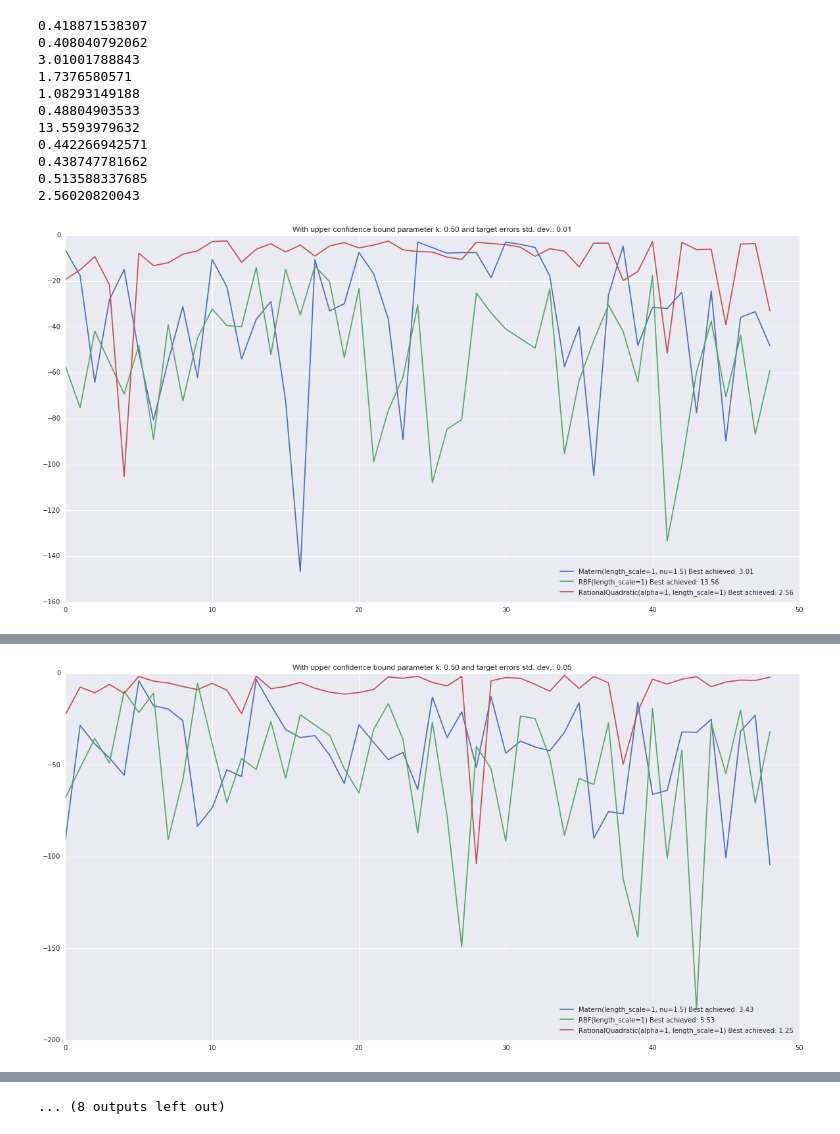
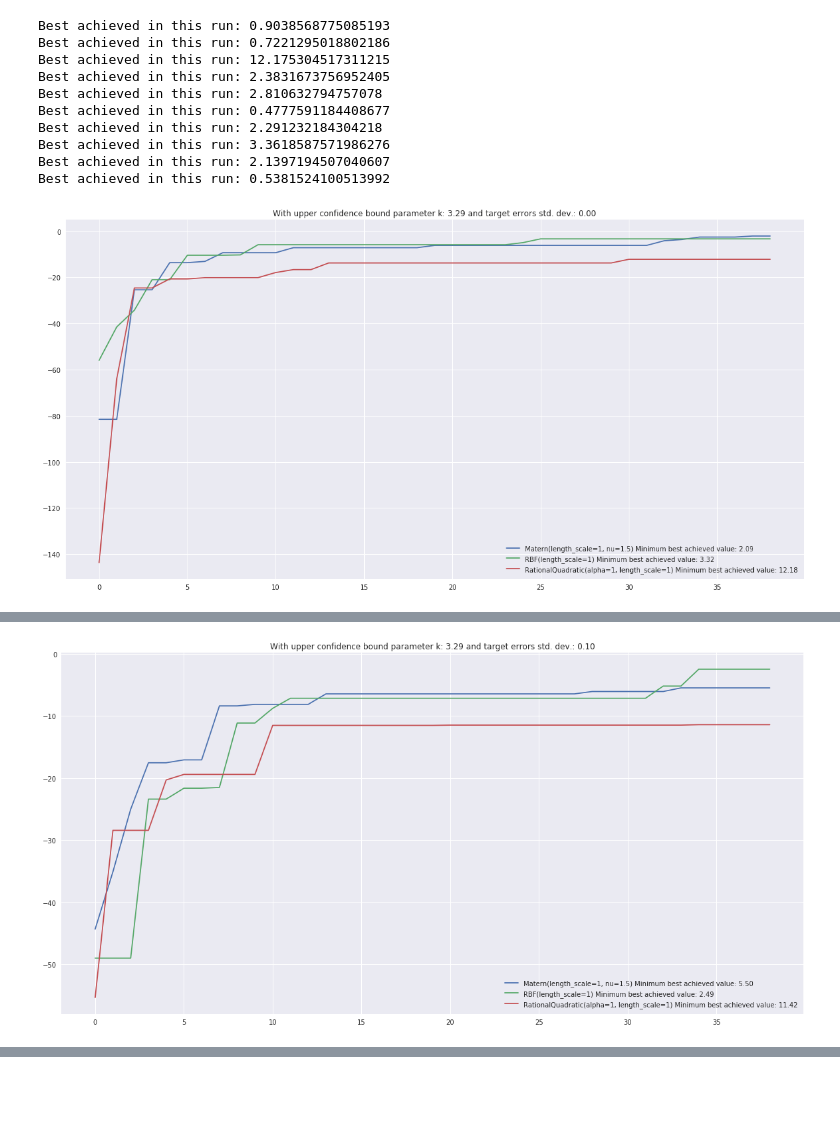
Before and after one commit to Westermann/bayes_opt, a Jupyter notebook: BayesianOptimizer.ipynb, the cells around one changed output, grey strips where cells are left out. Drawn from its saved outputs; the diff is of its cells as text; code cells hidden in the pictures; blank space fills up the shorter version.

Commit message:
Track minimum best achieved

```diff
--- a/BayesianOptimizer.ipynb
+++ b/BayesianOptimizer.ipynb
@@ -34,37 +151,34 @@ brannin_hoo(np.array([9.424,2.475]), e_std=0.1)
 # %%
-for k in [.5, 1.5, 3]:
-    for e in [.01, 0.05, .1]:
+for k in [3.291]:
+    for e in [.0001, .1]:
         results = []
         for i, kernel in enumerate([Matern(), RBF(), RationalQuadratic()]):
-            ro = RangeOptimizer({
-                'x1': (-5., 10.),
-                'x2': (0., 15.)
-            }, kernel=kernel, init_observations=[
-                [1, 2, brannin_hoo(np.array([1, 2]), e_std=0.1)],
-                [1, 2, brannin_hoo(np.array([0, 0]), e_std=0.1)]
-            ], acquisition_params={
-                'k': k,
-                'type': 'upper_confidence_bound'
-            })
             all_scores = []
-            for r in range(3):
-                run_scores = []
-                for t in range(50):
+            for r in range(10):
+                ro = RangeOptimizer({
+                    'x1': (-5., 10.),
+                    'x2': (0., 15.)
+                }, kernel=kernel, init_observations=[
+                    [1, 2, brannin_hoo(np.array([1, 2]), e_std=0.1)],
+                    [1, 2, brannin_hoo(np.array([0, 0]), e_std=0.1)]
+                ], acquisition_params={
+                    'k': k,
+                    'type': 'upper_confidence_bound'
+                })
+                for t in range(40):
                     x = ro.suggest(return_dict=True)
                     y = - brannin_hoo([x['x1'], x['x2']], e_std=e) # negative to turn mimization into maximization
-                    run_scores.append(y)
                     ro.update([x[fn] for fn in ro.feature_names], y)
 
-                print(-np.max(run_scores))
-                all_scores.append(run_scores)
+                print('Best achieved in this run: {}'.format(-ro.best_achieved[-1]))
+                all_scores.append(ro.best_achieved)
 
-            avg_scores = np.stack(all_scores, axis=1).mean(axis=1)
-            print(-np.max(avg_scores))
+            avg_scores = np.stack(all_scores, axis=1).min(axis=1)
             results.append((avg_scores,str(kernel)))
 
         plt.figure(figsize=(20,10))
         for i, r in enumerate(results):
-            plt.plot(r[0][1:], label='{} Best achieved: {:.2f}'.format(r[1], -np.max(r[0][1:])))
+            plt.plot(r[0][1:], label='{} Minimum best achieved value: {:.2f}'.format(r[1], -np.max(r[0][1:])))
 
         plt.title('With upper confidence bound parameter k: {:.2f} and target errors std. dev.: {:.2f}'.format(k, e))
         plt.legend(loc=4)
@@ -74,12 +207,11 @@ for k in [.5, 1.5, 3]:
-0.418871538307
-0.408040792062
-3.01001788843
-1.7376580571
-1.08293149188
-0.48804903533
-13.5593979632
-0.442266942571
-0.438747781662
-0.513588337685
-2.56020820043
+Best achieved in this run: 0.9038568775085193
+Best achieved in this run: 0.7221295018802186
+Best achieved in this run: 12.175304517311215
+Best achieved in this run: 2.3831673756952405
+Best achieved in this run: 2.810632794757078
+Best achieved in this run: 0.4777591184408677
+Best achieved in this run: 2.291232184304218
+Best achieved in this run: 3.3618587571986276
+Best achieved in this run: 2.1397194507040607
+Best achieved in this run: 0.5381524100513992
-[figure, old version]
+[figure, new version]
@@ -98 +235 @@ for k in [.5, 1.5, 3]:
-[figure, old version]
+[figure, new version]
@@ -146 +235,0 @@ for k in [.5, 1.5, 3]:
-... (8 outputs left out)
```
Also changed, not shown: parts of 6 cells of this notebook, 1 other file.
